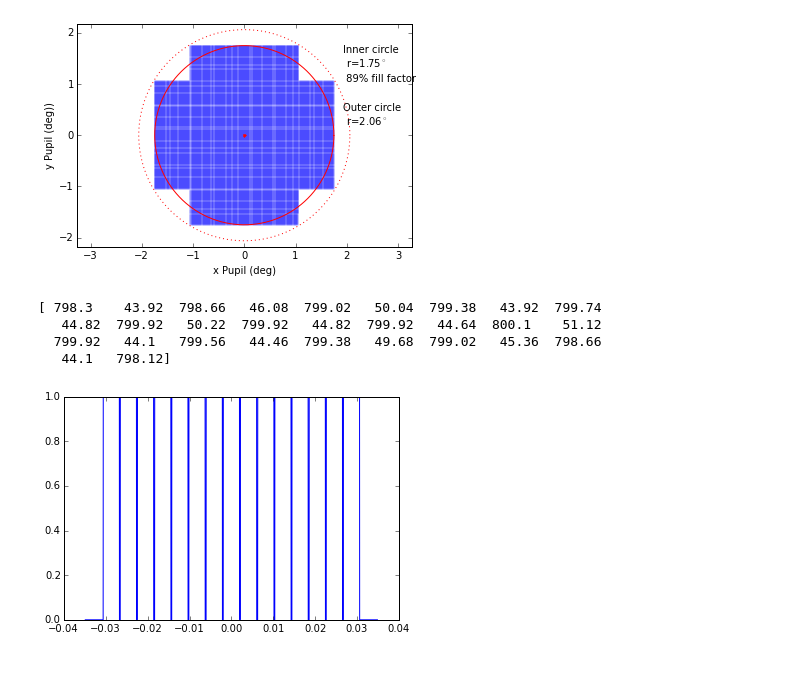
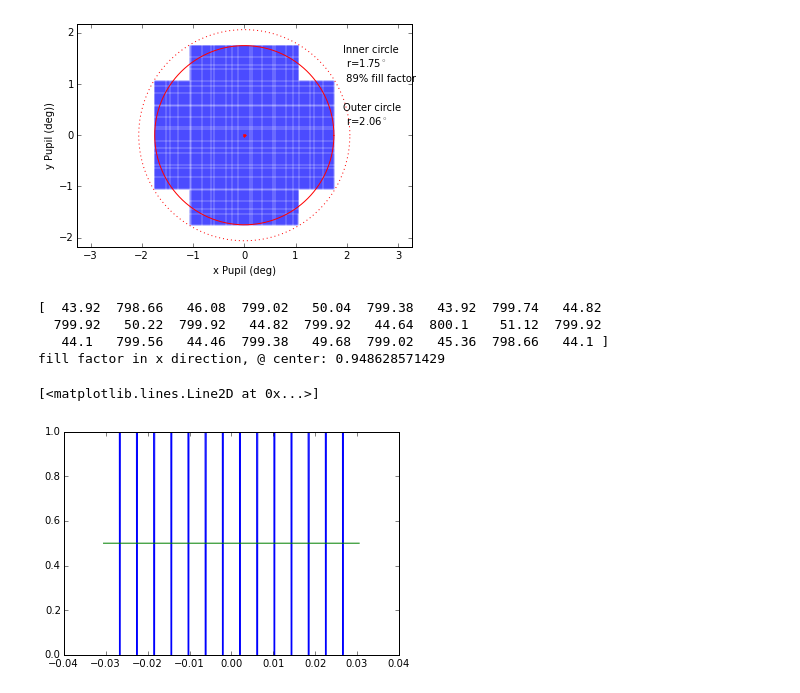
Before and after one commit to rhiannonlynne/318-proceedings, a Jupyter notebook: FillFactor.ipynb, the cells around one changed output. Saved outputs shown, nothing was run; the diff lists cells and outputs as text; code cells hidden in the pictures.

Commit message:
Added chip gap sizes in x/y to fillfactor

```diff
--- a/FillFactor.ipynb
+++ b/FillFactor.ipynb
@@ -117,7 +117,7 @@ plt.savefig('focalplane.png', format='png', dpi=600)
 [figure]
 # %%
 # And zoom in even more, to check raft/ccd spacing.
-testrange = 2.0
+testrange = 1.75
 spacing = 0.00005
 xi = np.arange(xcen - np.radians(testrange),
                 xcen + np.radians(testrange), np.radians(spacing))
@@ -125,19 +125,26 @@ yi = np.zeros(len(xi)) + ycen
 
 # Calculate 'visibility'
 chipNames = chipNameFromPupilCoords(xi, yi, camera=camera)
-vis = np.zeros(len(chipNames))
+xvis = np.zeros(len(chipNames))
 for i, chip in enumerate(chipNames):
     if chip is not None:
-        vis[i] = 1
+        xvis[i] = 1
-# %%
-plt.plot(xi, vis)
-condition = np.where(np.diff(vis) != 0)[0]
-print np.diff(np.degrees(xi[condition])*60.*60.)
-# %% [output]
-[ 798.3    43.92  798.66   46.08  799.02   50.04  799.38   43.92  799.74
-   44.82  799.92   50.22  799.92   44.82  799.92   44.64  800.1    51.12
-  799.92   44.1   799.56   44.46  799.38   49.68  799.02   45.36  798.66
-   44.1   798.12]
-[figure, removed]
+# %%
+condition = np.where(np.diff(xvis) != 0)[0]
+print np.diff(np.degrees(xi[condition])*60.*60.)
+onchip = (np.abs(xi)<1.75)
+condition = (xvis == 1)
+fill = len(xvis[condition]) / float(len(xvis[onchip]))
+print 'fill factor in x direction, @ center:', fill
+
+plt.plot(xi, xvis)
+plt.plot(xi[onchip], np.zeros(len(xi[onchip]))+0.5)
+# %% [output]
+[  43.92  798.66   46.08  799.02   50.04  799.38   43.92  799.74   44.82
+  799.92   50.22  799.92   44.82  799.92   44.64  800.1    51.12  799.92
+   44.1   799.56   44.46  799.38   49.68  799.02   45.36  798.66   44.1 ]
+fill factor in x direction, @ center: 0.948628571429
+[<matplotlib.lines.Line2D at 0x...>]
+[figure, added]
 # %%
 # And zoom in even more, to check raft/ccd spacing.
```
Also changed, not shown: parts of 3 cells of this notebook.
